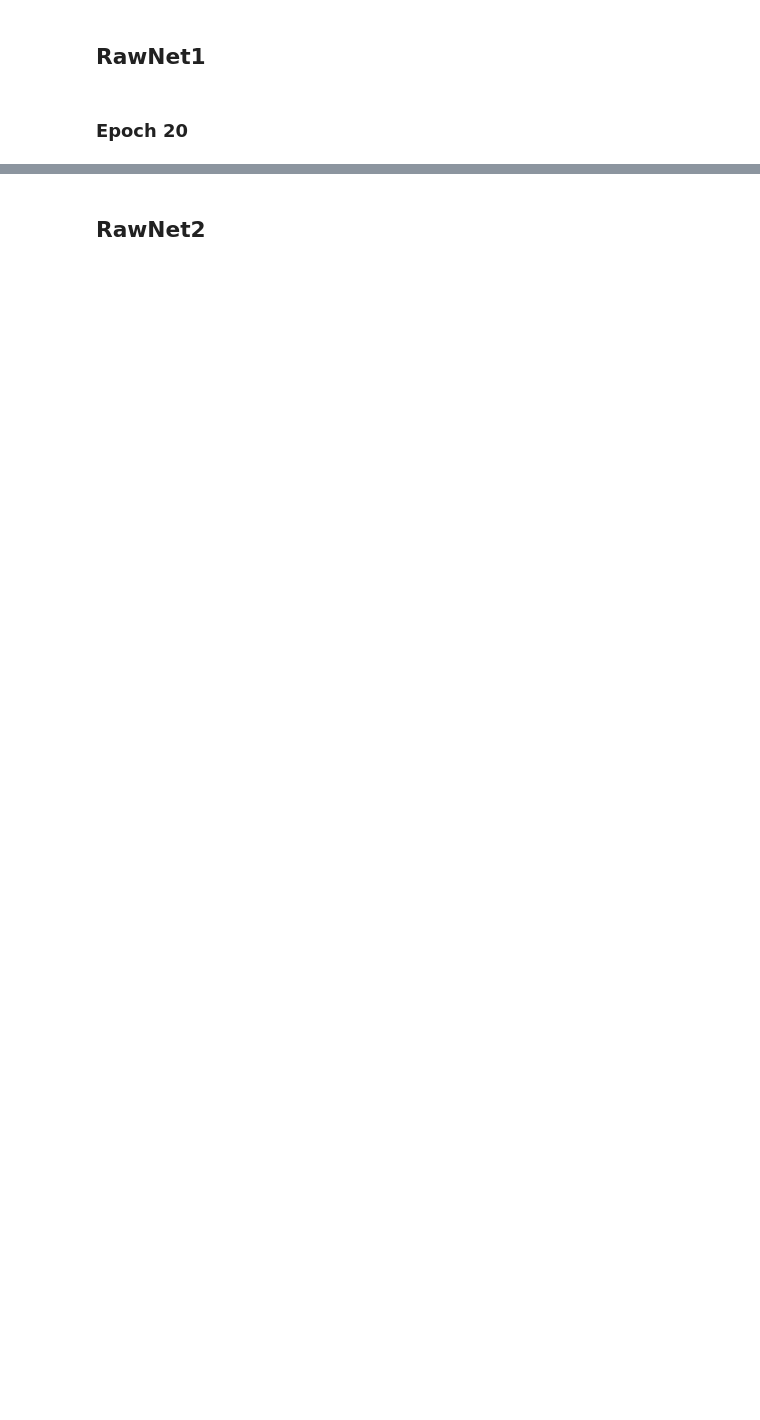
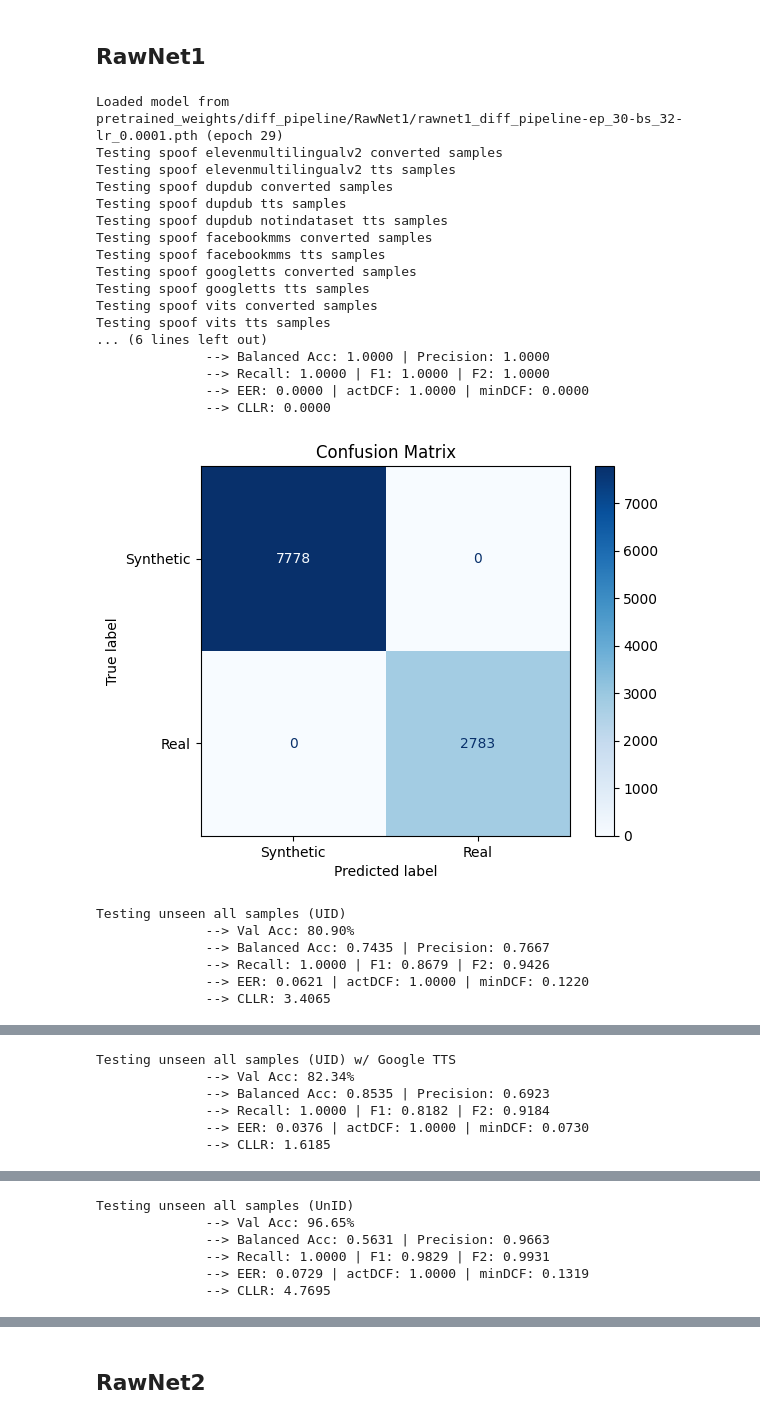
Before and after one commit to Ainzw0rth/RawNets-PF, a Jupyter notebook: main.ipynb, the cells around one changed output, grey strips where cells are left out. Cells and saved outputs as stored; diff of their text form; code cells hidden in the pictures; blank space fills up the shorter version.

```diff
--- a/main.ipynb
+++ b/main.ipynb
@@ -442,26 +536 @@ for key, test_sample in combined_test_samples_dataloaders.items():
-# %%
-combined_model_config3 = {
-    "nOut": 2,
-    "sinc_stride": 10,
-    "encoder_type": "ECA",
-    "log_sinc": True,
-    "norm_sinc": "mean_std",
-    "out_bn": True
-}
-
-# --- Set up model, optimizer, and scaler ---
-model = RawNet3(**combined_model_config3).to(device)
-optimizer = Adam(model.parameters(), lr=0.0001)
-scaler = GradScaler()
-
-# --- Load the model ---
-start_epoch = load_model_rawnet3(
-    model, optimizer, scaler,
-    path=r"pretrained_weights\combined\RawNet3\rawnet3_combined-ep_30-bs_32-lr_0.0001.pth"
-)
-
-for key, test_sample in combined_test_samples_dataloaders.items():
-    print(f"Testing {key}")
-    predictions = test_rawnet3_with_loaders(model, test_sample, device=device)
-    print(predictions)
 # %% [markdown]
@@ -469,34 +538,61 @@ for key, test_sample in combined_test_samples_dataloaders.items():
 # %% [markdown]
 ## RawNet1
-# %% [markdown]
-### Epoch 20
 # %%
 # Import RawNet1 components
 from classes.models.RawNets.RawNet1.model_RawNet1_preprocessed_diff_pipeline import RawNet as RawNetv2
 
 combined_model_config = {
     'in_channels': 1,
     'first_conv': 3,
     'filts': [128, [128, 128], [128, 256], [256, 256]],
     'blocks': [2, 4],
     'gru_node': 1024,
     'nb_gru_layer': 1,
     'nb_fc_node': 1024,
     'nb_classes': 2
 }
 
 # --- Set up model, optimizer, and scaler ---
 model = RawNetv2(combined_model_config, device).to(device)
 optimizer = Adam(model.parameters(), lr=0.0001)
 scaler = GradScaler()
 
 # --- Load the model ---
 start_epoch = load_model_rawnet1(
     model, optimizer, scaler,
-    path=r"pretrained_weights\diff_pipeline\RawNet1\rawnet1_diff_pipeline-ep_20-bs_32-lr_0.0001.pth"
+    path=r"pretrained_weights/diff_pipeline/RawNet1/rawnet1_diff_pipeline-ep_30-bs_32-lr_0.0001.pth"
 )
 
 for key, test_sample in combined_test_samples_dataloaders.items():
     print(f"Testing {key}")
-    predictions = test_rawnet1_with_loaders(model, test_sample, device=device)
-    print(predictions)
+    if key in main_keys:
+        predictions, targets, metrics = test_rawnet1(model, test_sample, device=device)
+    # else:
+    #     predictions = test_rawnet1_with_loaders(model, test_sample, device=device)
+    #     print(predictions)
+    torch.cuda.empty_cache()
+# %% [output]
+Loaded model from pretrained_weights/diff_pipeline/RawNet1/rawnet1_diff_pipeline-ep_30-bs_32-lr_0.0001.pth (epoch 29)
+Testing spoof elevenmultilingualv2 converted samples
+Testing spoof elevenmultilingualv2 tts samples
+Testing spoof dupdub converted samples
+Testing spoof dupdub tts samples
+Testing spoof dupdub notindataset tts samples
+Testing spoof facebookmms converted samples
+Testing spoof facebookmms tts samples
+Testing spoof googletts converted samples
+Testing spoof googletts tts samples
+Testing spoof vits converted samples
+Testing spoof vits tts samples
+... (6 lines left out)
+              --> Balanced Acc: 1.0000 | Precision: 1.0000
+              --> Recall: 1.0000 | F1: 1.0000 | F2: 1.0000
+              --> EER: 0.0000 | actDCF: 1.0000 | minDCF: 0.0000
+              --> CLLR: 0.0000
+[figure, added]
+Testing unseen all samples (UID)
+              --> Val Acc: 80.90%
+              --> Balanced Acc: 0.7435 | Precision: 0.7667
+              --> Recall: 1.0000 | F1: 0.8679 | F2: 0.9426
+              --> EER: 0.0621 | actDCF: 1.0000 | minDCF: 0.1220
+              --> CLLR: 3.4065
@@ -502,0 +600,6 @@ for key, test_sample in combined_test_samples_dataloaders.items():
+Testing unseen all samples (UID) w/ Google TTS
+              --> Val Acc: 82.34%
+              --> Balanced Acc: 0.8535 | Precision: 0.6923
+              --> Recall: 1.0000 | F1: 0.8182 | F2: 0.9184
+              --> EER: 0.0376 | actDCF: 1.0000 | minDCF: 0.0730
+              --> CLLR: 1.6185
@@ -502,0 +607,6 @@ for key, test_sample in combined_test_samples_dataloaders.items():
+Testing unseen all samples (UnID)
+              --> Val Acc: 96.65%
+              --> Balanced Acc: 0.5631 | Precision: 0.9663
+              --> Recall: 1.0000 | F1: 0.9829 | F2: 0.9931
+              --> EER: 0.0729 | actDCF: 1.0000 | minDCF: 0.1319
+              --> CLLR: 4.7695
```
Also changed, not shown: parts of 39 cells of this notebook.
